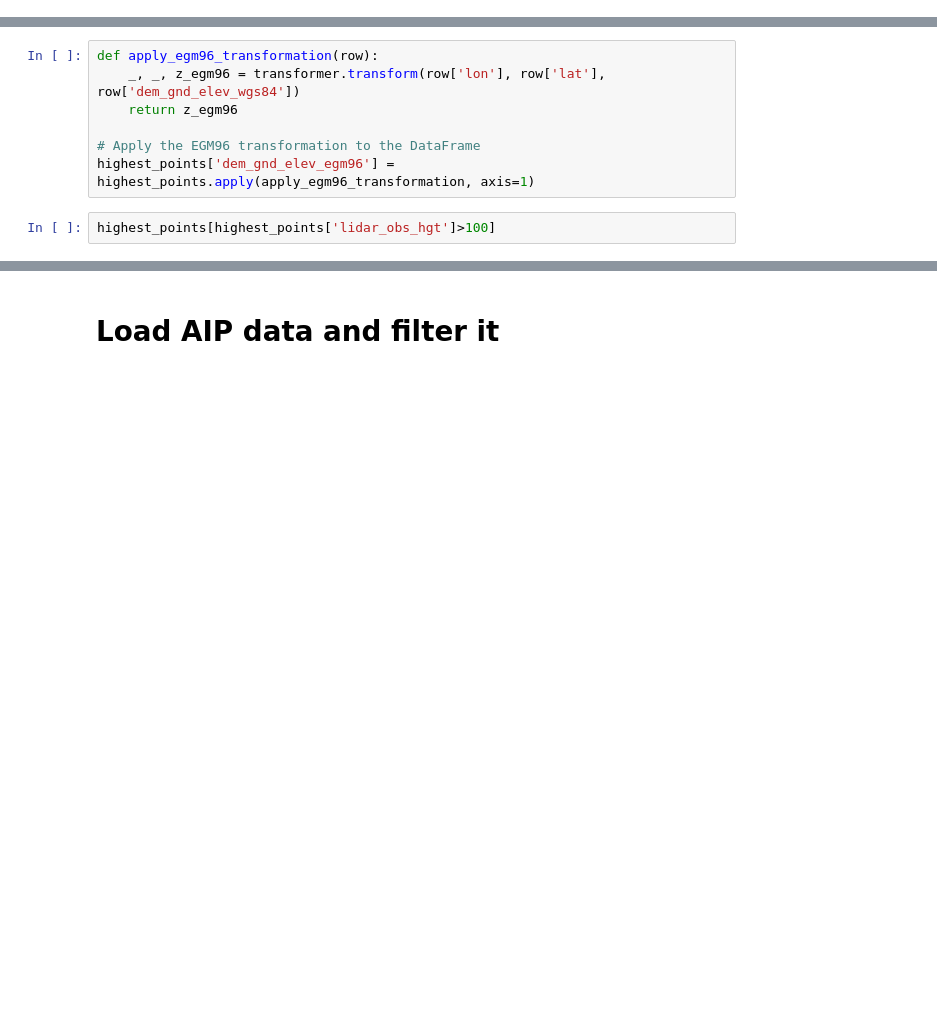
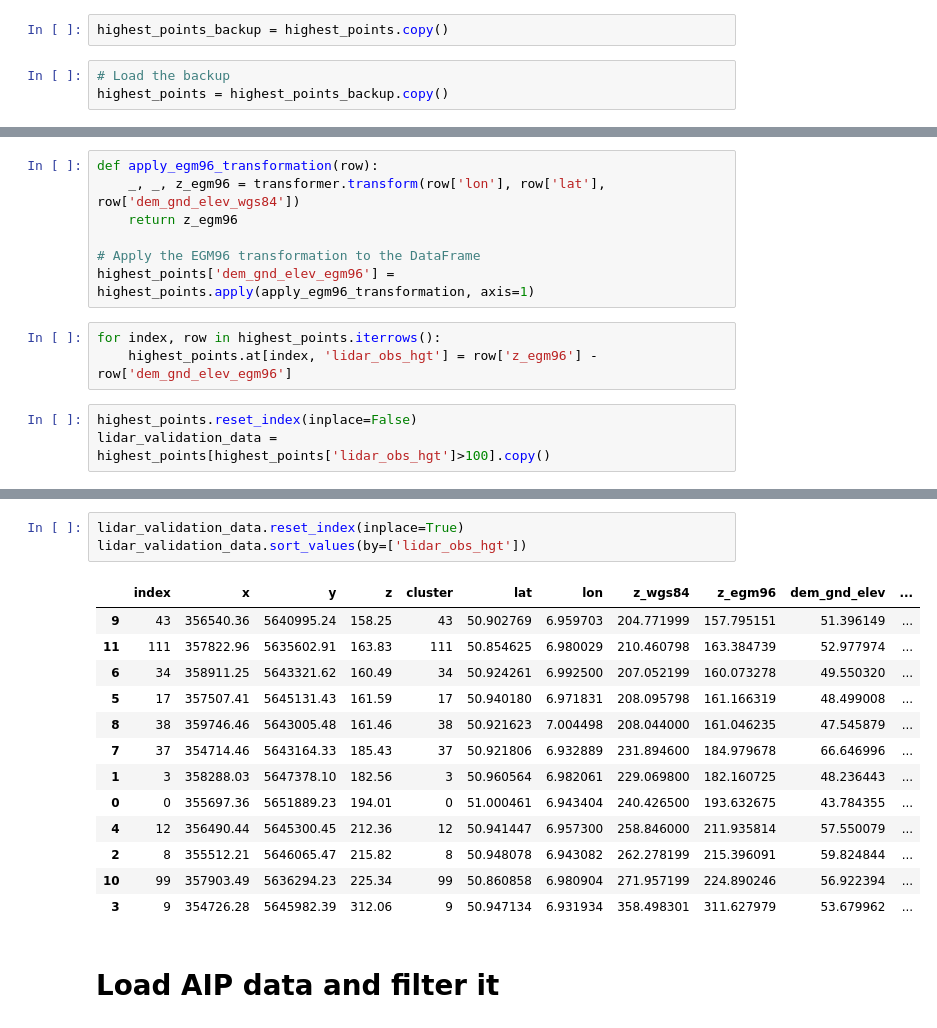
Before and after one commit to DME-3/Validate-Obstacles, a Jupyter notebook: Validate_AIP_Obstacles.ipynb, the cells around one changed output, grey strips where cells are left out. Cells and saved outputs as stored; diff of their text form; blank space fills up the shorter version.

```diff
--- a/Validate_AIP_Obstacles.ipynb
+++ b/Validate_AIP_Obstacles.ipynb
@@ -288,0 +294,5 @@ See the caveats in the documentation: https://pandas.pydata.org/pandas-docs/stab
+# %%
+highest_points_backup = highest_points.copy()
+# %%
+# Load the backup
+highest_points = highest_points_backup.copy()
@@ -401,5 +395,9 @@ def apply_egm96_transformation(row):
 
 # Apply the EGM96 transformation to the DataFrame
 highest_points['dem_gnd_elev_egm96'] = highest_points.apply(apply_egm96_transformation, axis=1)
+# %%
+for index, row in highest_points.iterrows():
+    highest_points.at[index, 'lidar_obs_hgt'] = row['z_egm96'] - row['dem_gnd_elev_egm96']
 # %%
-highest_points[highest_points['lidar_obs_hgt']>100]
+highest_points.reset_index(inplace=False)
+lidar_validation_data = highest_points[highest_points['lidar_obs_hgt']>100].copy()
@@ -419,3 +404,20 @@ highest_points[highest_points['lidar_obs_hgt']>100]
+# %%
+lidar_validation_data.reset_index(inplace=True)
+lidar_validation_data.sort_values(by=['lidar_obs_hgt'])
+# %% [output]
+|  | index | x | y | z | cluster | lat | lon | z_wgs84 | z_egm96 | dem_gnd_elev | ... |
+| 9 | 43 | 356540.36 | 5640995.24 | 158.25 | 43 | 50.902769 | 6.959703 | 204.771999 | 157.795151 | 51.396149 | ... |
+| 11 | 111 | 357822.96 | 5635602.91 | 163.83 | 111 | 50.854625 | 6.980029 | 210.460798 | 163.384739 | 52.977974 | ... |
+| 6 | 34 | 358911.25 | 5643321.62 | 160.49 | 34 | 50.924261 | 6.992500 | 207.052199 | 160.073278 | 49.550320 | ... |
+| 5 | 17 | 357507.41 | 5645131.43 | 161.59 | 17 | 50.940180 | 6.971831 | 208.095798 | 161.166319 | 48.499008 | ... |
+| 8 | 38 | 359746.46 | 5643005.48 | 161.46 | 38 | 50.921623 | 7.004498 | 208.044000 | 161.046235 | 47.545879 | ... |
+| 7 | 37 | 354714.46 | 5643164.33 | 185.43 | 37 | 50.921806 | 6.932889 | 231.894600 | 184.979678 | 66.646996 | ... |
+| 1 | 3 | 358288.03 | 5647378.10 | 182.56 | 3 | 50.960564 | 6.982061 | 229.069800 | 182.160725 | 48.236443 | ... |
+| 0 | 0 | 355697.36 | 5651889.23 | 194.01 | 0 | 51.000461 | 6.943404 | 240.426500 | 193.632675 | 43.784355 | ... |
+| 4 | 12 | 356490.44 | 5645300.45 | 212.36 | 12 | 50.941447 | 6.957300 | 258.846000 | 211.935814 | 57.550079 | ... |
+| 2 | 8 | 355512.21 | 5646065.47 | 215.82 | 8 | 50.948078 | 6.943082 | 262.278199 | 215.396091 | 59.824844 | ... |
+| 10 | 99 | 357903.49 | 5636294.23 | 225.34 | 99 | 50.860858 | 6.980904 | 271.957199 | 224.890246 | 56.922394 | ... |
+| 3 | 9 | 354726.28 | 5645982.39 | 312.06 | 9 | 50.947134 | 6.931934 | 358.498301 | 311.627979 | 53.679962 | ... |
 # %% [markdown]
 # Load AIP data and filter it
 # %%
```
Also changed, not shown: parts of 15 cells of this notebook.
